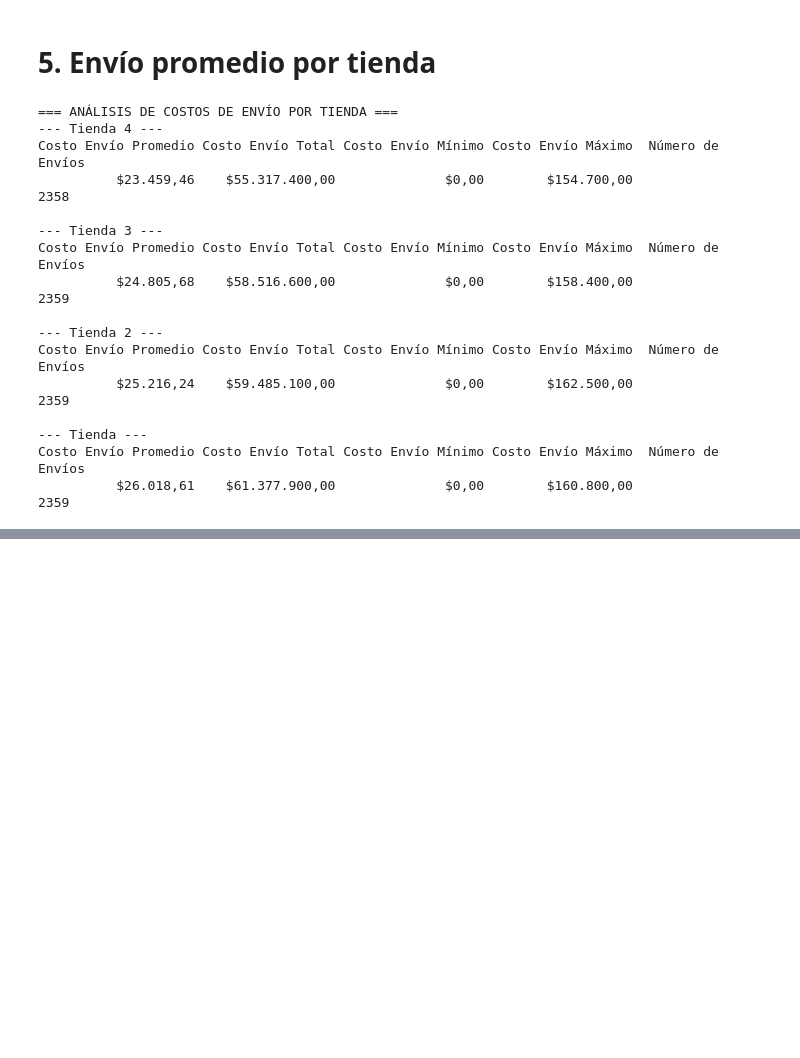
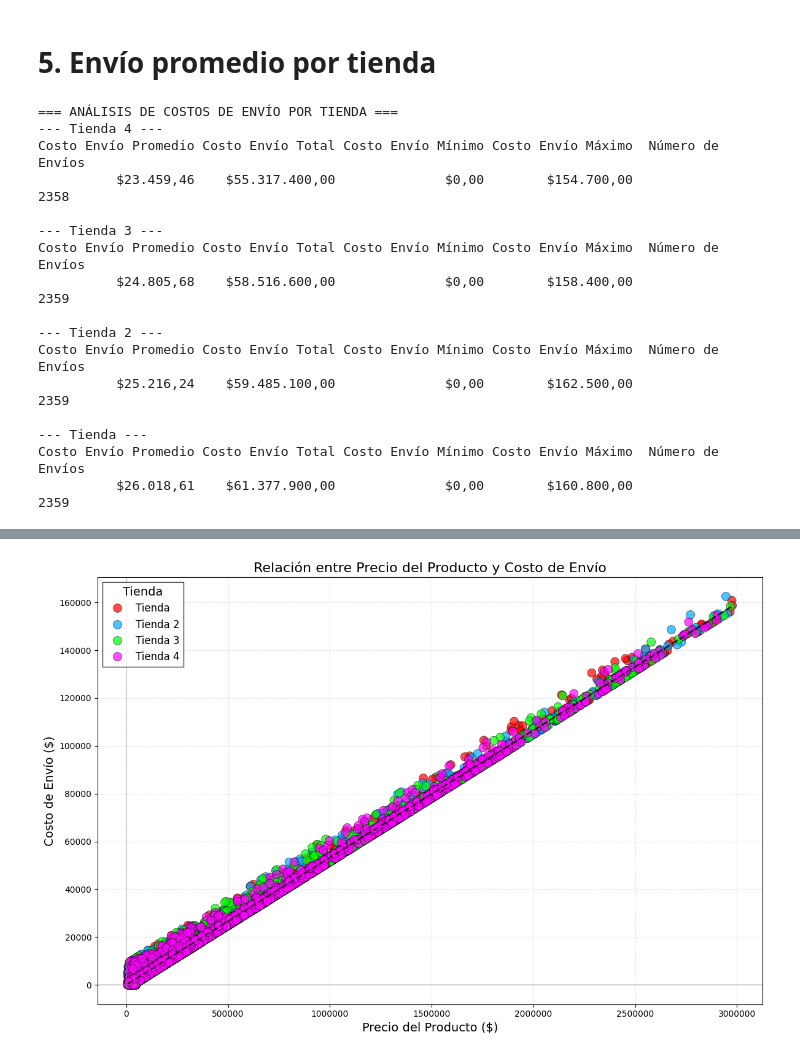
Before and after one commit to hernanschimpf/challenge1-data-science-latam-main, a Jupyter notebook: AluraStoreLatam.ipynb, the cells around one changed output, grey strips where cells are left out. Drawn from its saved outputs; the diff is of its cells as text; code cells hidden in the pictures; blank space fills up the shorter version.

```diff
--- a/AluraStoreLatam.ipynb
+++ b/AluraStoreLatam.ipynb
@@ -488,0 +631,63 @@ Costo Envío Promedio Costo Envío Total Costo Envío Mínimo Costo Envío Máxi
+# %%
+def visualizar_relacion_precio_envio(tienda, tienda2, tienda3, tienda4):
+    # Combinar datos de todas las tiendas
+    tiendas_dict = {
+        'Tienda': tienda,
+        'Tienda 2': tienda2,
+        'Tienda 3': tienda3,
+        'Tienda 4': tienda4
+    }
+
+    # Crear DataFrame con datos combinados
+    datos_combinados = []
+    for nombre_tienda, df in tiendas_dict.items():
+        df_temp = df.copy()
+        df_temp['Tienda'] = nombre_tienda
+        datos_combinados.append(df_temp)
+
+    datos_todos = pd.concat(datos_combinados)
+
+    # Crear figura
+    plt.figure(figsize=(12, 8))
+
+    # Usar una paleta de colores con alto contraste
+    paleta_contrastante = ['#FF0000', '#00AAFF', '#00FF00', '#FF00FF']  # Rojo, Azul, Verde, Magenta
+
+    # Crear gráfico de dispersión con colores contrastantes
+    scatter = sns.scatterplot(x='Precio', y='Costo de envío',
+                   hue='Tienda', data=datos_todos,
+                   alpha=0.7, s=100, palette=paleta_contrastante,
+                   edgecolor='black', linewidth=0.5)
+
+    # Añadir línea de regresión
+    sns.regplot(x='Precio', y='Costo de envío',
+               data=datos_todos, scatter=False,
+               line_kws={"color": "black", "alpha": 0.7, "lw": 2, "linestyle": "--"})
+
+    # Configurar el gráfico
+    plt.title('Relación entre Precio del Producto y Costo de Envío', fontsize=16)
+    plt.xlabel('Precio del Producto ($)', fontsize=14)
+    plt.ylabel('Costo de Envío ($)', fontsize=14)
+    plt.grid(linestyle='--', alpha=0.3)
+
+    # Ajustar los límites y formato de ejes
+    plt.ticklabel_format(style='plain', axis='x')
+    plt.ticklabel_format(style='plain', axis='y')
+
+    # Mejorar la leyenda
+    plt.legend(title='Tienda', title_fontsize=14, fontsize=12,
+              edgecolor='black', fancybox=False, loc='upper left')
+
+    # Añadir líneas de marca de agua en los ejes para mejor referencia
+    plt.axhline(y=0, color='gray', linestyle='-', alpha=0.3)
+    plt.axvline(x=0, color='gray', linestyle='-', alpha=0.3)
+
+    # Guardar y mostrar
+    plt.tight_layout()
+    plt.savefig('visualizaciones/relacion_precio_envio.png', dpi=300, bbox_inches='tight')
+    plt.show()
+
+# IMPORTANTE: Asegúrate de que esta línea esté presente y se ejecute
+visualizar_relacion_precio_envio(tienda, tienda2, tienda3, tienda4)
+# %% [output]
+[figure, added]
```
Also changed, not shown: parts of 9 cells of this notebook.
